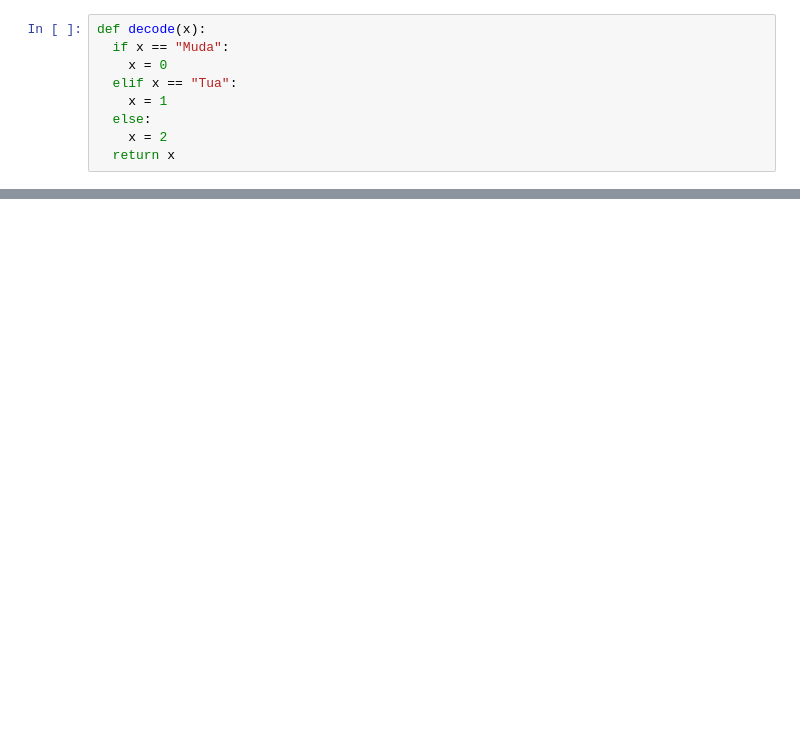
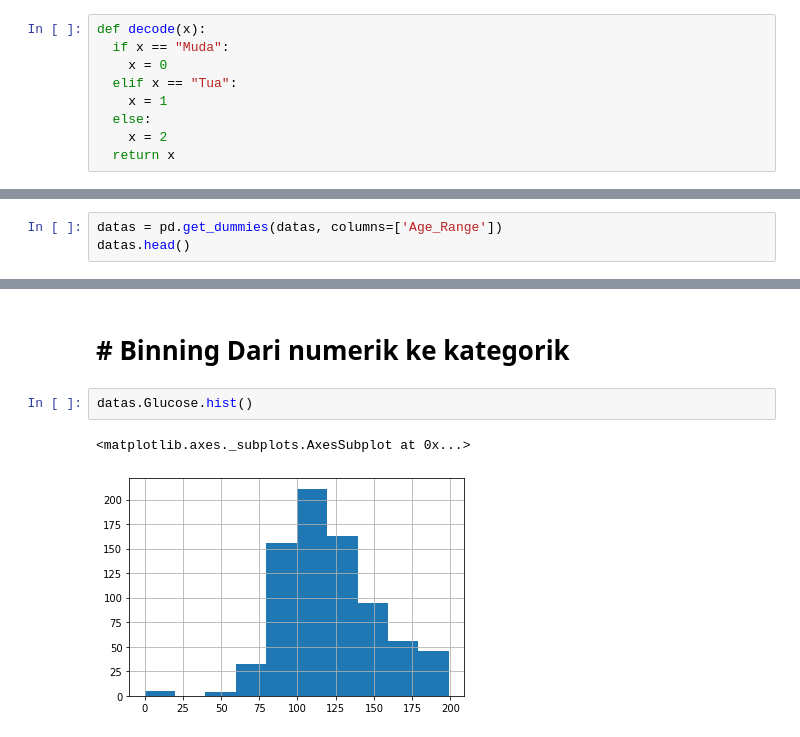
Before and after one commit to ilham-mukti/Machine-Learning, a Jupyter notebook: Latihan_Pandas_3_(Encoding).ipynb, the cells around one changed output, grey strips where cells are left out. Drawn from its saved outputs; the diff is of its cells as text; blank space fills up the shorter version.

```diff
--- a/Latihan_Pandas_3_(Encoding).ipynb
+++ b/Latihan_Pandas_3_(Encoding).ipynb
@@ -73,0 +67,3 @@ datas.head()
+# %%
+datas = pd.get_dummies(datas, columns=['Age_Range'])
+datas.head()
@@ -73,0 +77,7 @@ datas.head()
+# %% [markdown]
+# **# Binning Dari numerik ke kategorik**
+# %%
+datas.Glucose.hist()
+# %% [output]
+<matplotlib.axes._subplots.AxesSubplot at 0x...>
+[figure, added]
```
Also changed, not shown: parts of 6 cells of this notebook.
